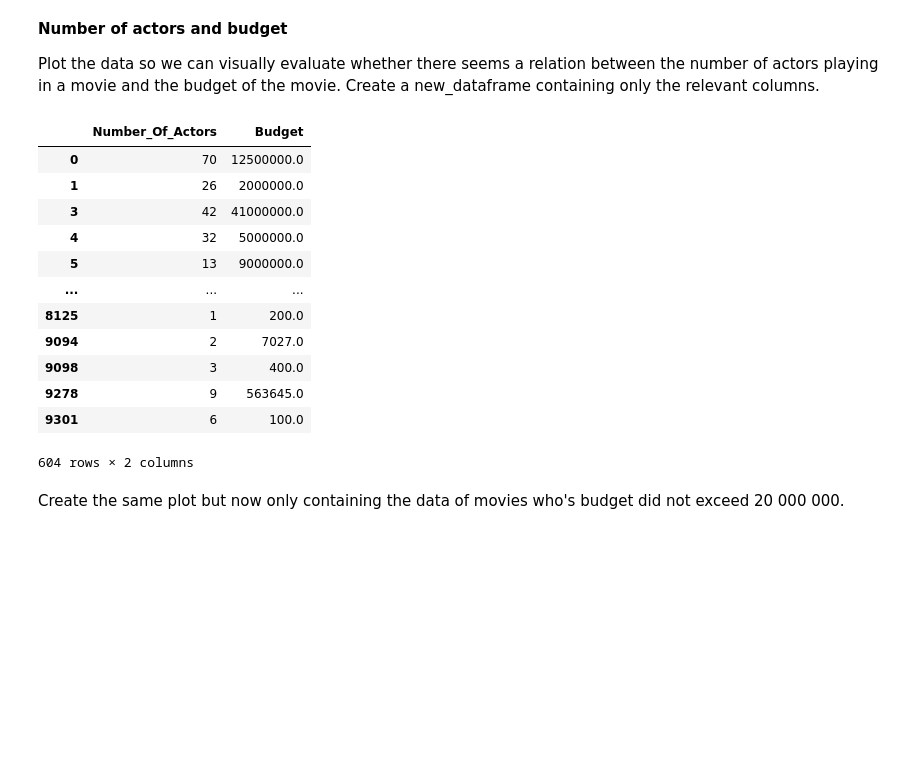
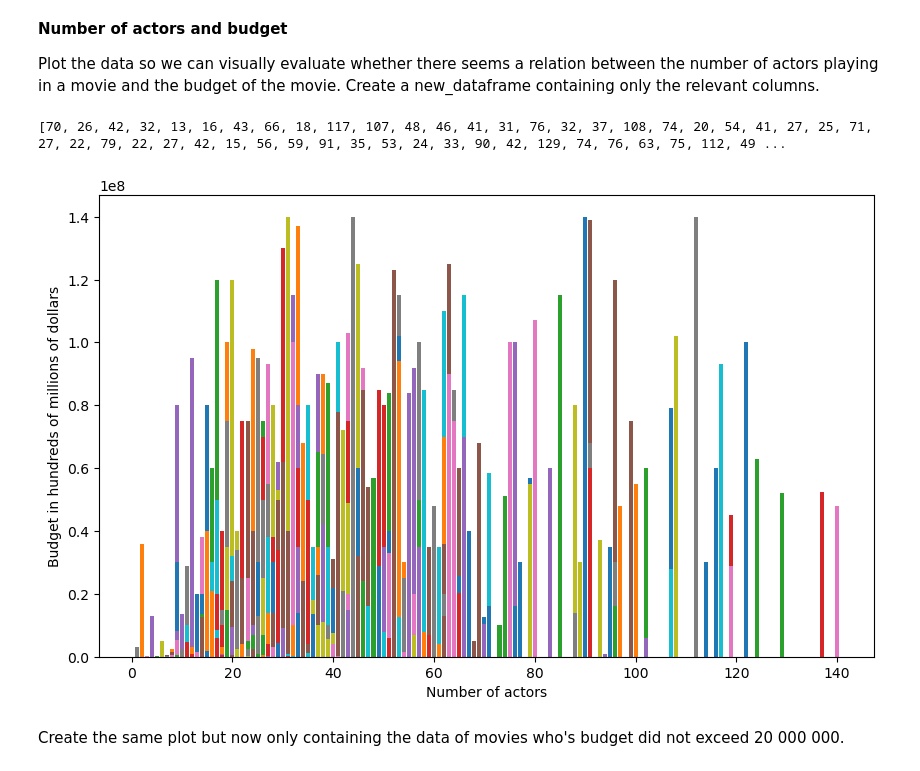
Before and after one commit to Oleksandr-Uvarov/P2-coursematerial-2425, a Jupyter notebook: 05-data-processing/05-bigger_exercises/TMDB-movies.ipynb, the cells around one changed output. Saved outputs shown, nothing was run; the diff lists cells and outputs as text; code cells hidden in the pictures; blank space fills up the shorter version.

```diff
--- a/05-data-processing/05-bigger_exercises/TMDB-movies.ipynb
+++ b/05-data-processing/05-bigger_exercises/TMDB-movies.ipynb
@@ -303,38 +303,38 @@ Plot the data so we can visually evaluate whether there seems a relation between
 # %%
 # len("".join(df_movies["cast"][0].split()).split(","))
 
 df_movies.dropna(subset=("cast"), inplace=True)
 actors_in_each_movie = ["".join(cast.split()).split(",") for cast in (df_movies["cast"])]
 number_of_actors = [len(actors_in_a_given_movie) for actors_in_a_given_movie in actors_in_each_movie]
 new_dataframe = pd.DataFrame({
     "Number_Of_Actors": number_of_actors,
     "Budget": df_movies["budget"]
 })
 
 new_dataframe
 
+plt.figure(figsize=(10, 6))
+
+for i in range(len(new_dataframe["Number_Of_Actors"])):
+    plt.bar(new_dataframe.iloc[i]["Number_Of_Actors"], new_dataframe.iloc[i][["Budget"]])
+
+plt.xlabel("Number of actors")
+plt.ylabel("Budget in hundreds of millions of dollars")
+
+
+print(number_of_actors)
+
 
 # df_movies["cast"]
 # types = set()
 # for cast in df_movies["cast"]:
 #     types.add(type(cast))
     # print(cast)
     # print()
 
 # columns
 # %% [output]
-|  | Number_Of_Actors | Budget |
-| 0 | 70 | 12500000.0 |
-| 1 | 26 | 2000000.0 |
-| 3 | 42 | 41000000.0 |
-| 4 | 32 | 5000000.0 |
-| 5 | 13 | 9000000.0 |
-| ... | ... | ... |
-| 8125 | 1 | 200.0 |
-| 9094 | 2 | 7027.0 |
-| 9098 | 3 | 400.0 |
-| 9278 | 9 | 563645.0 |
-| 9301 | 6 | 100.0 |
-604 rows × 2 columns
+[70, 26, 42, 32, 13, 16, 43, 66, 18, 117, 107, 48, 46, 41, 31, 76, 32, 37, 108, 74, 20, 54, 41, 27, 25, 71, 27, 22, 79, 22, 27, 42, 15, 56, 59, 91, 35, 53, 24, 33, 90, 42, 129, 74, 76, 63, 75, 112, 49 ...
+[figure, added]
 # %% [markdown]
 Create the same plot but now only containing the data of movies who's budget did not exceed 20 000 000.
```
Also changed, not shown: parts of 2 cells of this notebook, 9 other files.
